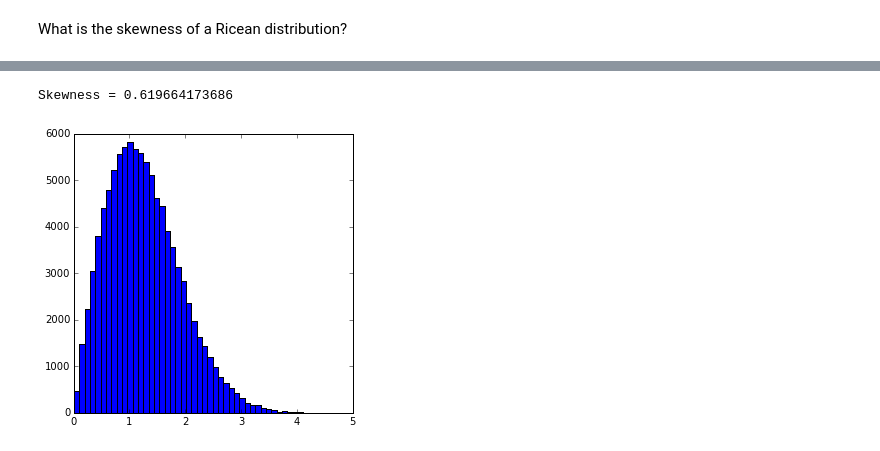
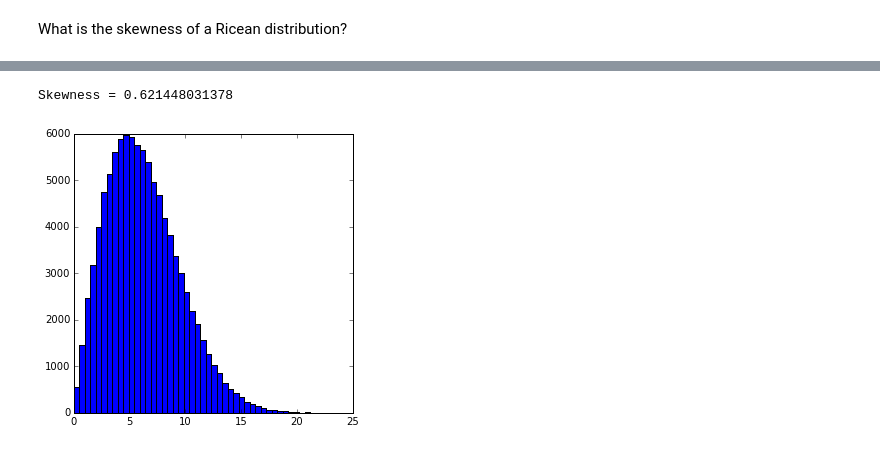
Before and after one commit to hoangducthuong/notebooks, a Jupyter notebook: W43_wavan.ipynb, the cells around one changed output, grey strips where cells are left out. Cells and saved outputs as stored; diff of their text form; code cells hidden in the pictures.

```diff
--- a/W43_wavan.ipynb
+++ b/W43_wavan.ipynb
@@ -265,13 +292,13 @@ What is the skewness of a Ricean distribution?
 # %%
-data1 = np.random.normal(0, 1, 100000)
-data2 = np.random.normal(0, 1, 100000)
+data1 = np.random.normal(0,5, 100000)
+data2 = np.random.normal(0,5, 100000)
 
 rice = np.sqrt(data1**2. + data2**2.)
 plt.figure(figsize(5,5))
 histo, edges = np.histogram(rice,bins=50)
 plt.bar(edges[:-1], histo, width=np.diff(edges), align="edge")
 
 print 'Skewness =', skew(rice)
 # %% [output]
-Skewness = 0.619664173686
+Skewness = 0.621448031378
-[figure, old version]
+[figure, new version]
```
Also changed, not shown: parts of 9 cells of this notebook, 2 other files.
